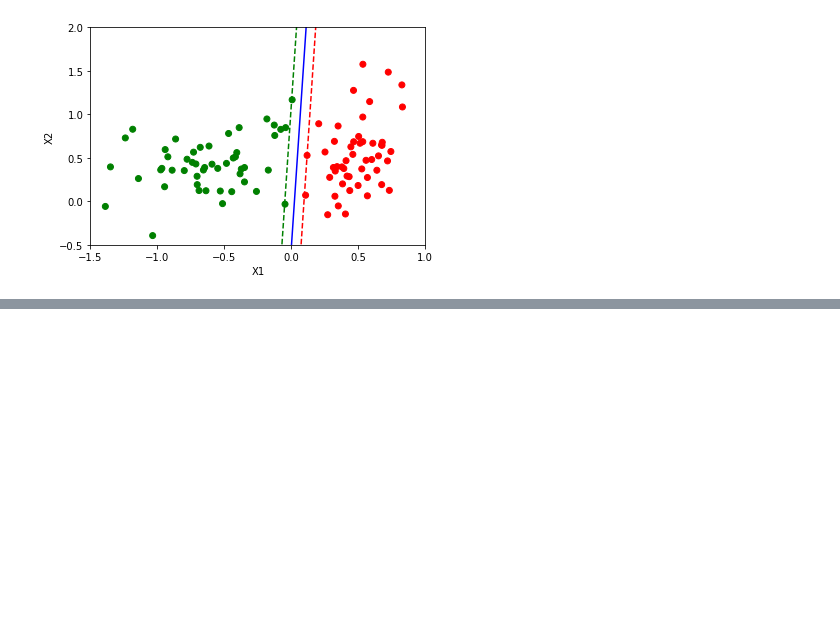
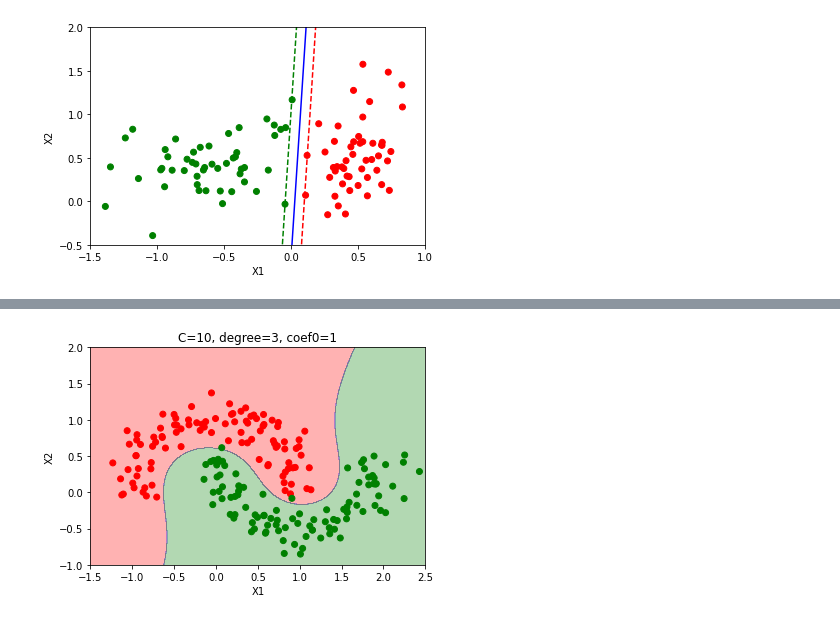
Before and after one commit to abhishak3/MLM, a Jupyter notebook: 04.SVM.ipynb, the cells around one changed output, grey strips where cells are left out. Saved outputs shown, nothing was run; the diff lists cells and outputs as text; code cells hidden in the pictures; blank space fills up the shorter version.

```diff
--- a/04.SVM.ipynb
+++ b/04.SVM.ipynb
@@ -140,0 +201,13 @@ plt.axis([-1.5,1.0,-0.5,2])
+# %%
+def degree_fit(C, degree, coef0):
+    poly_svm = Pipeline([
+        ("scaler", StandardScaler()),
+        ("poly_svm", SVC(kernel='poly', C=C, degree=degree, coef0=coef0))
+    ])
+    poly_svm.fit(X, y)
+    plot_non_lin_dec_boundary(poly_svm, [-1.5, 2.5, -1, 2])
+    plot_dataset(X, y, title=f"C={C}, degree={degree}, coef0={coef0}")
+# %%
+degree_fit(C=10, degree=3, coef0=1)
+# %% [output]
+[figure, added]
```
Also changed, not shown: parts of 15 cells of this notebook.
